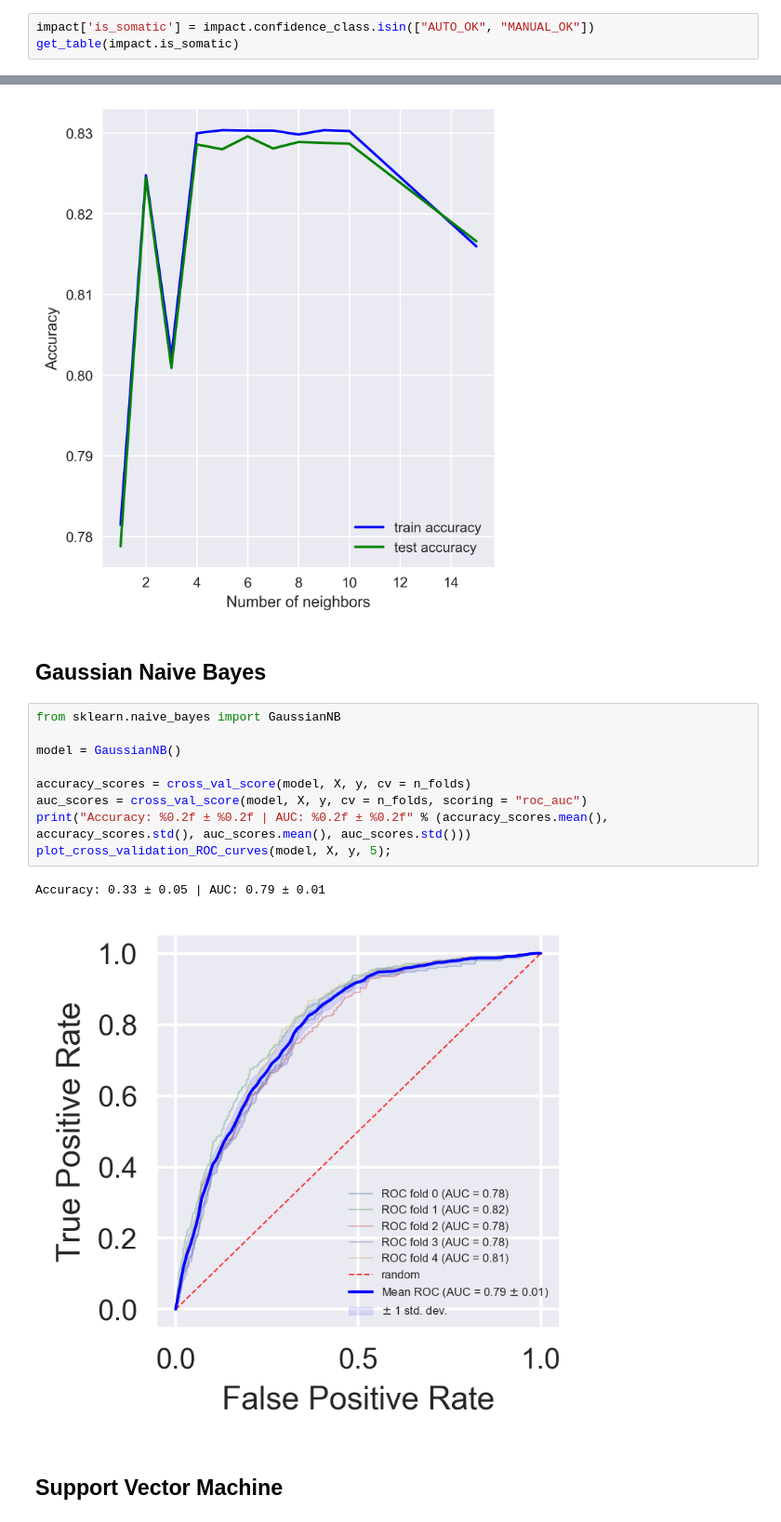
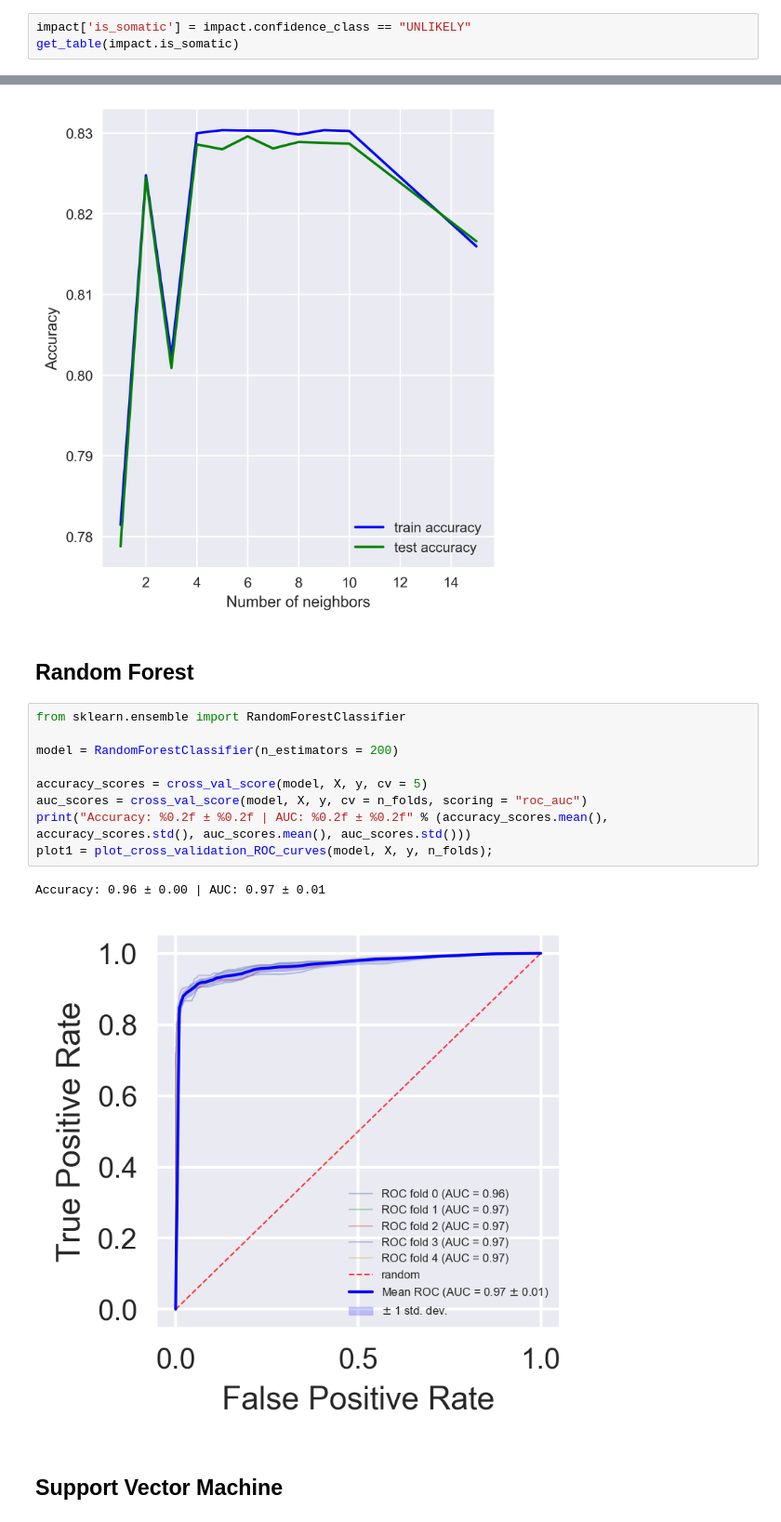
Before and after one commit to ElsaB/impact-annotator, a Jupyter notebook: analysis/prediction/Test.ipynb, the cells around one changed output, grey strips where cells are left out. Shown: that part at 93% size. Drawn from its saved outputs; the diff is of its cells as text.

```diff
--- a/analysis/prediction/Test.ipynb
+++ b/analysis/prediction/Test.ipynb
@@ -29,7 +29,7 @@ get_table(impact.confidence_class)
 | UNLIKELY | 281 | 2.8% |
 | MANUAL_OK | 70 | 0.7% |
 # %%
-impact['is_somatic'] = impact.confidence_class.isin(["AUTO_OK", "MANUAL_OK"])
+impact['is_somatic'] = impact.confidence_class == "UNLIKELY"
 get_table(impact.is_somatic)
 # %% [output]
 |  | count_ | freq_ |
@@ -173,20 +244,20 @@ plt.xlabel('Number of neighbors')
 plt.legend(loc = "best");
 # %% [output]
 [figure]
-# %% [markdown]
-## Gaussian Naive Bayes
+# %% [markdown]
+## Random Forest
 # %%
-from sklearn.naive_bayes import GaussianNB
+from sklearn.ensemble import RandomForestClassifier
 
-model = GaussianNB()
+model = RandomForestClassifier(n_estimators = 200)
 
-accuracy_scores = cross_val_score(model, X, y, cv = n_folds)
+accuracy_scores = cross_val_score(model, X, y, cv = 5)
 auc_scores = cross_val_score(model, X, y, cv = n_folds, scoring = "roc_auc")
 print("Accuracy: %0.2f ± %0.2f | AUC: %0.2f ± %0.2f" % (accuracy_scores.mean(), accuracy_scores.std(), auc_scores.mean(), auc_scores.std()))
-plot_cross_validation_ROC_curves(model, X, y, 5);
+plot1 = plot_cross_validation_ROC_curves(model, X, y, n_folds);
 # %% [output]
-Accuracy: 0.33 ± 0.05 | AUC: 0.79 ± 0.01
+Accuracy: 0.96 ± 0.00 | AUC: 0.97 ± 0.01
-[figure, old version]
+[figure, new version]
 # %% [markdown]
 ## Support Vector Machine
 # %%
```
Also changed, not shown: parts of 21 cells of this notebook, 1 other file.
